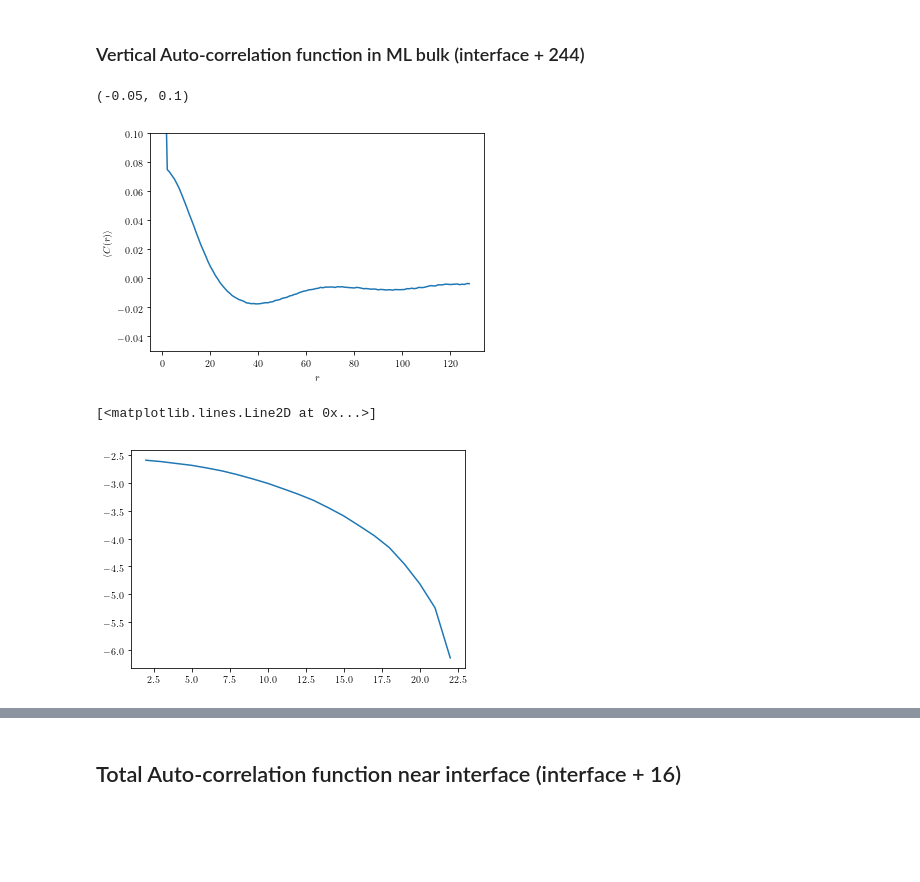
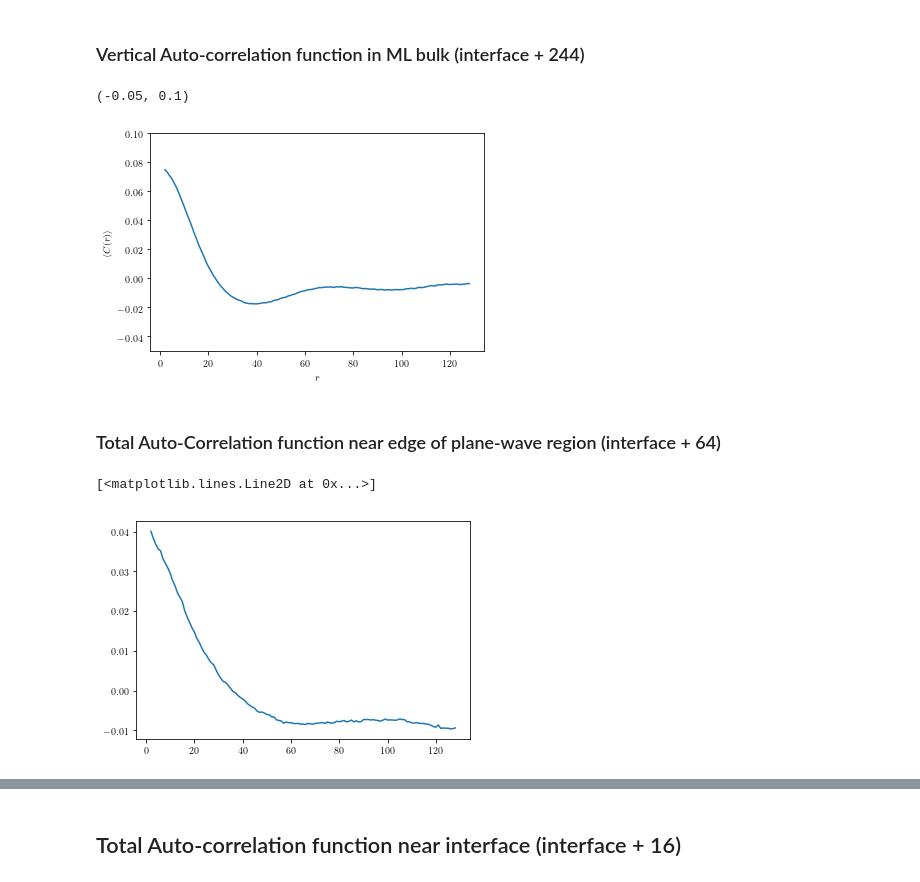
Before and after one commit to mlazarn/Summer18Research, a Jupyter notebook: MonteCarloSim/Untitled.ipynb, the cells around one changed output, grey strips where cells are left out. Saved outputs shown, nothing was run; the diff lists cells and outputs as text; code cells hidden in the pictures; blank space fills up the shorter version.

Commit message:
multi-scale correlation length size

```diff
--- a/MonteCarloSim/Untitled.ipynb
+++ b/MonteCarloSim/Untitled.ipynb
@@ -21,19 +21,21 @@ data2 = data2 / 500
 #data2 = data2/3
 r2 = np.arange(data2.shape[1]) + 1
 fig1, ax1 = plt.subplots(facecolor="white")
-ax1.plot(r2[0:128], data2[288,0:128])
+ax1.plot(r2[1:128], data2[288,1:128])
 ax1.set_xlabel(r'$r$')
 ax1.set_ylabel(r'$\langle C(r)\rangle$')
 ax1.set_ylim(bottom=-0.05, top=0.1)
 # %% [output]
 (-0.05, 0.1)
-[figure, old version]
+[figure, new version]
+# %% [markdown]
+### Total Auto-Correlation function near edge of plane-wave region (interface + 64)
 # %%
 fig10, ax10 = plt.subplots(facecolor="white")
-ax10.plot(r2[1:128], np.log(data2[288,1:128]))
+ax10.plot(r2[1:128], data2[96,1:128])
 #ax10.set_xlabel(r'$r$')
 #ax10.set_ylabel(r'$\langle C(r)\rangle$')
 #ax10.set_ylim(bottom=-0.05, top=0.1)
 # %% [output]
 [<matplotlib.lines.Line2D at 0x...>]
-[figure, old version]
+[figure, new version]
```
Also changed, not shown: parts of 5 cells of this notebook, 8 other files.
